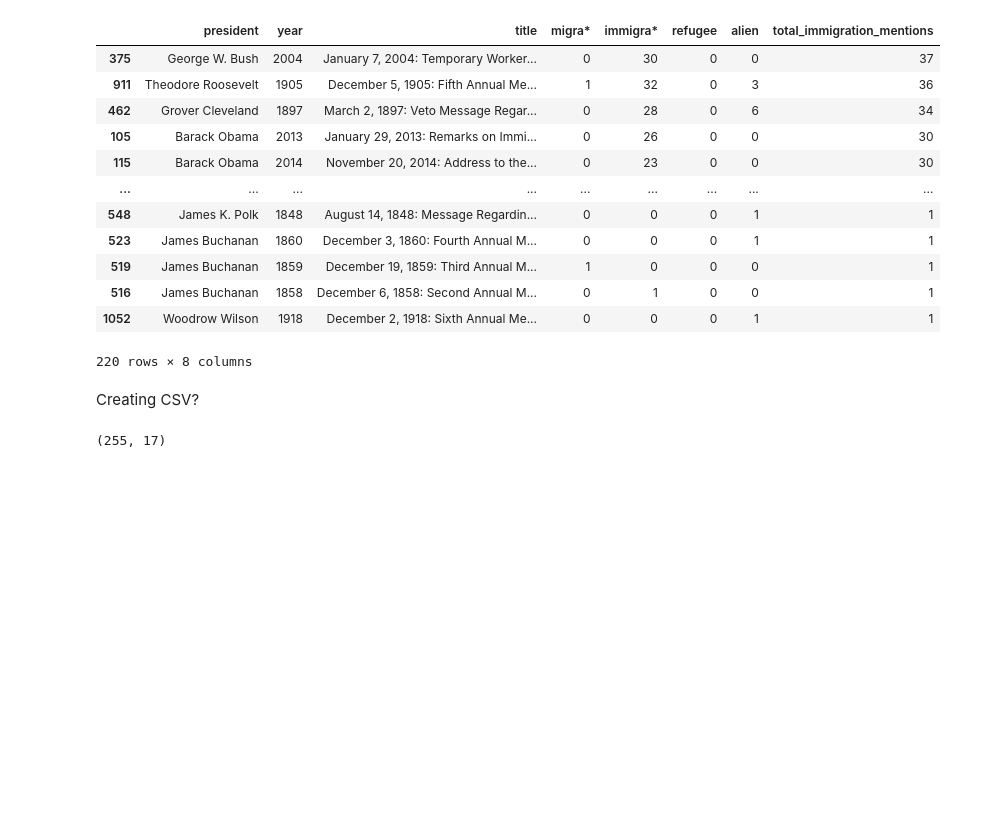
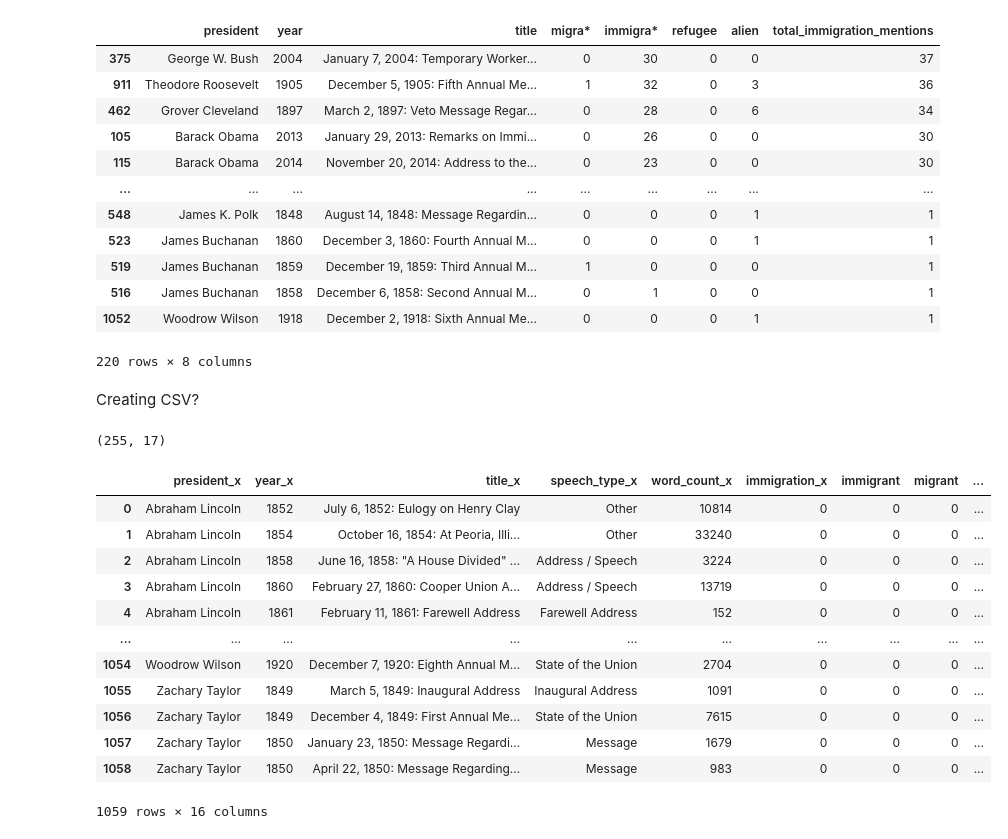
Before and after one commit to vhnguyen4/Miller-211A, a Jupyter notebook: immigration_keywords.ipynb, the cells around one changed output. Saved outputs shown, nothing was run; the diff lists cells and outputs as text; code cells hidden in the pictures; blank space fills up the shorter version.

```diff
--- a/immigration_keywords.ipynb
+++ b/immigration_keywords.ipynb
@@ -267,3 +267,22 @@ print(df_filtered_speeches.shape)
 # Output will show: (220, number_of_columns)
 # %% [output]
 (255, 17)
+# %%
+attached_df = pd.merge(pd.read_csv('immigration_keywords_speech.csv'), pd.read_csv('speeches_df.csv'), left_index=True, right_index=True, how='left')
+
+
+attached_df.drop(columns=["war",'peace','freedom','slavery','economy','taxes', 'president_y',	'year_y', 'title_y', 'speech_type_y', 'word_count_y', 'speech',	'immigration_y'])
+# %% [output]
+|  | president_x | year_x | title_x | speech_type_x | word_count_x | immigration_x | immigrant | migrant | ... |
+| 0 | Abraham Lincoln | 1852 | July 6, 1852: Eulogy on Henry Clay | Other | 10814 | 0 | 0 | 0 | ... |
+| 1 | Abraham Lincoln | 1854 | October 16, 1854: At Peoria, Illi... | Other | 33240 | 0 | 0 | 0 | ... |
+| 2 | Abraham Lincoln | 1858 | June 16, 1858: "A House Divided" ... | Address / Speech | 3224 | 0 | 0 | 0 | ... |
+| 3 | Abraham Lincoln | 1860 | February 27, 1860: Cooper Union A... | Address / Speech | 13719 | 0 | 0 | 0 | ... |
+| 4 | Abraham Lincoln | 1861 | February 11, 1861: Farewell Address | Farewell Address | 152 | 0 | 0 | 0 | ... |
+| ... | ... | ... | ... | ... | ... | ... | ... | ... | ... |
+| 1054 | Woodrow Wilson | 1920 | December 7, 1920: Eighth Annual M... | State of the Union | 2704 | 0 | 0 | 0 | ... |
+| 1055 | Zachary Taylor | 1849 | March 5, 1849: Inaugural Address | Inaugural Address | 1091 | 0 | 0 | 0 | ... |
+| 1056 | Zachary Taylor | 1849 | December 4, 1849: First Annual Me... | State of the Union | 7615 | 0 | 0 | 0 | ... |
+| 1057 | Zachary Taylor | 1850 | January 23, 1850: Message Regardi... | Message | 1679 | 0 | 0 | 0 | ... |
+| 1058 | Zachary Taylor | 1850 | April 22, 1850: Message Regarding... | Message | 983 | 0 | 0 | 0 | ... |
+1059 rows × 16 columns
```
